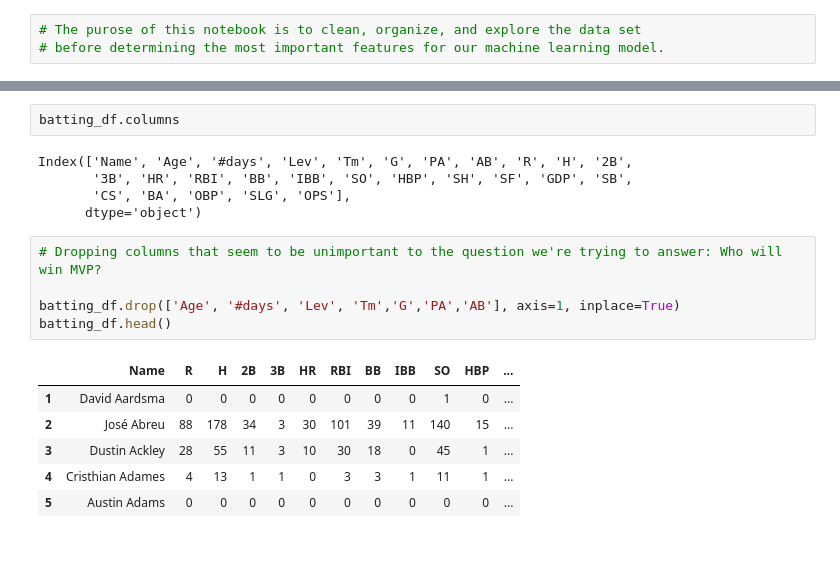
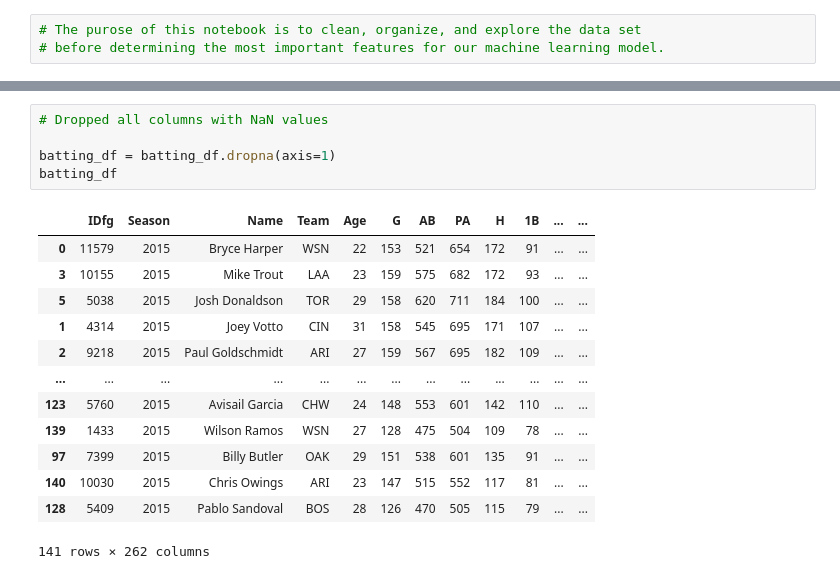
Before and after one commit to lbp12/Moneyball, a Jupyter notebook: Pybaseball (initial_analysis).ipynb, the cells around one changed output, grey strips where cells are left out. Drawn from its saved outputs; the diff is of its cells as text; blank space fills up the shorter version.

```diff
--- a/Pybaseball (initial_analysis).ipynb
+++ b/Pybaseball (initial_analysis).ipynb
@@ -45,19 +30,19 @@ len(batting_df)
 # %%
-batting_df.columns
+# Dropped all columns with NaN values
+
+batting_df = batting_df.dropna(axis=1)
+batting_df
 # %% [output]
+|  | IDfg | Season | Name | Team | Age | G | AB | PA | H | 1B | ... | ... |
+| 0 | 11579 | 2015 | Bryce Harper | WSN | 22 | 153 | 521 | 654 | 172 | 91 | ... | ... |
+| 3 | 10155 | 2015 | Mike Trout | LAA | 23 | 159 | 575 | 682 | 172 | 93 | ... | ... |
+| 5 | 5038 | 2015 | Josh Donaldson | TOR | 29 | 158 | 620 | 711 | 184 | 100 | ... | ... |
+| 1 | 4314 | 2015 | Joey Votto | CIN | 31 | 158 | 545 | 695 | 171 | 107 | ... | ... |
+| 2 | 9218 | 2015 | Paul Goldschmidt | ARI | 27 | 159 | 567 | 695 | 182 | 109 | ... | ... |
+| ... | ... | ... | ... | ... | ... | ... | ... | ... | ... | ... | ... | ... |
+| 123 | 5760 | 2015 | Avisail Garcia | CHW | 24 | 148 | 553 | 601 | 142 | 110 | ... | ... |
+| 139 | 1433 | 2015 | Wilson Ramos | WSN | 27 | 128 | 475 | 504 | 109 | 78 | ... | ... |
+| 97 | 7399 | 2015 | Billy Butler | OAK | 29 | 151 | 538 | 601 | 135 | 91 | ... | ... |
+| 140 | 10030 | 2015 | Chris Owings | ARI | 23 | 147 | 515 | 552 | 117 | 81 | ... | ... |
+| 128 | 5409 | 2015 | Pablo Sandoval | BOS | 28 | 126 | 470 | 505 | 115 | 79 | ... | ... |
-Index(['Name', 'Age', '#days', 'Lev', 'Tm', 'G', 'PA', 'AB', 'R', 'H', '2B',
-       '3B', 'HR', 'RBI', 'BB', 'IBB', 'SO', 'HBP', 'SH', 'SF', 'GDP', 'SB',
-       'CS', 'BA', 'OBP', 'SLG', 'OPS'],
-      dtype='object')
+141 rows × 262 columns
-# %%
-# Dropping columns that seem to be unimportant to the question we're trying to answer: Who will win MVP?
-
-batting_df.drop(['Age', '#days', 'Lev', 'Tm','G','PA','AB'], axis=1, inplace=True)
-batting_df.head()
-# %% [output]
-|  | Name | R | H | 2B | 3B | HR | RBI | BB | IBB | SO | HBP | ... |
-| 1 | David Aardsma | 0 | 0 | 0 | 0 | 0 | 0 | 0 | 0 | 1 | 0 | ... |
-| 2 | José Abreu | 88 | 178 | 34 | 3 | 30 | 101 | 39 | 11 | 140 | 15 | ... |
-| 3 | Dustin Ackley | 28 | 55 | 11 | 3 | 10 | 30 | 18 | 0 | 45 | 1 | ... |
-| 4 | Cristhian Adames | 4 | 13 | 1 | 1 | 0 | 3 | 3 | 1 | 11 | 1 | ... |
-| 5 | Austin Adams | 0 | 0 | 0 | 0 | 0 | 0 | 0 | 0 | 0 | 0 | ... |
```
Also changed, not shown: parts of 10 cells of this notebook.
